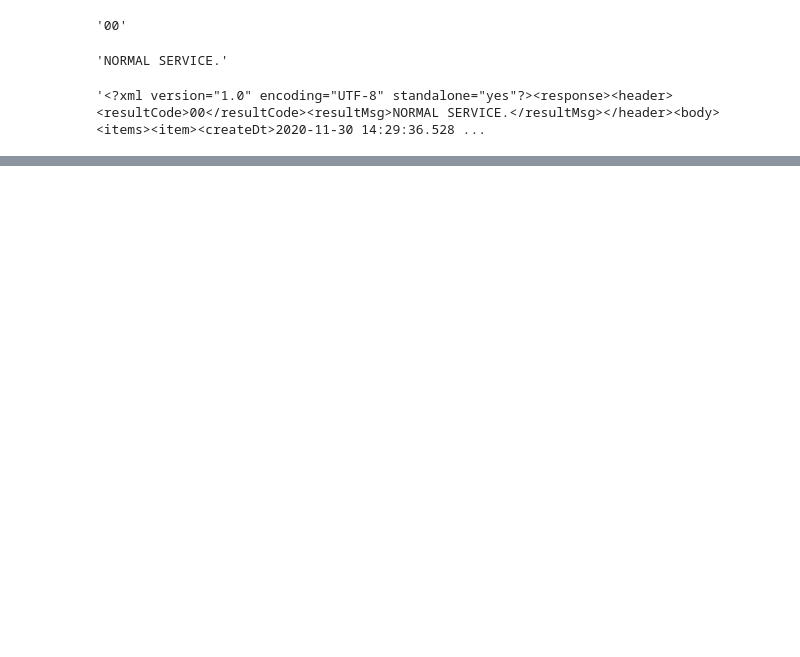
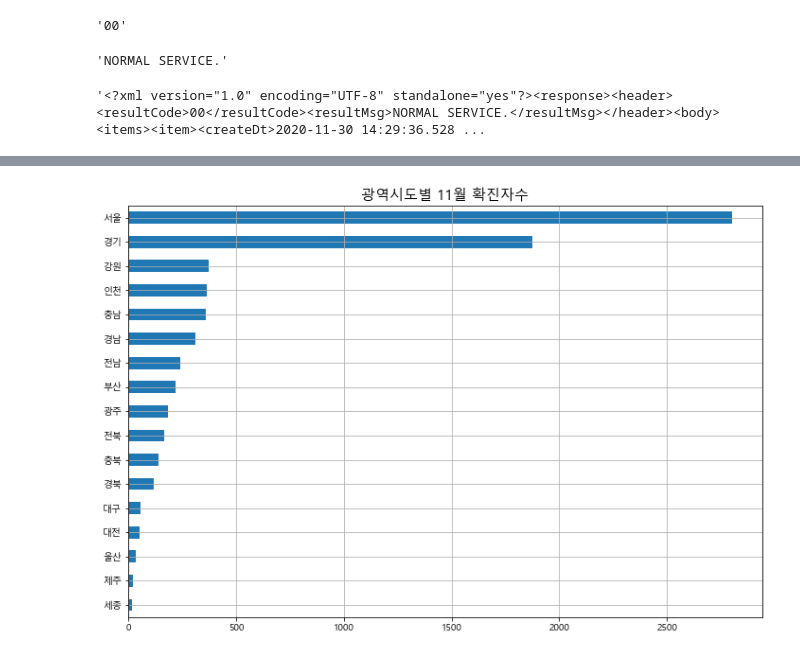
Before and after one commit to EGEG1212/Data-Analysis-2020, a Jupyter notebook: 09.Covid-19/02_Covid-19.ipynb, the cells around one changed output, grey strips where cells are left out. Saved outputs shown, nothing was run; the diff lists cells and outputs as text; code cells hidden in the pictures; blank space fills up the shorter version.

```diff
--- a/09.Covid-19/02_Covid-19.ipynb
+++ b/09.Covid-19/02_Covid-19.ipynb
@@ -341,0 +175,5 @@ KeyError: 'y'
+# %%
+corona_raw = pd.read_csv('./results/전국코로나일별.csv')
+corona_raw['date'] = pd.to_datetime(corona_raw['date'])
+corona_raw.set_index('date', inplace=True)
+corona_raw.head()
@@ -341,0 +251,7 @@ KeyError: 'y'
+# %%
+import matplotlib as mpl
+import matplotlib.pyplot as plt
+%matplotlib inline
+# 한글폰트 사용
+mpl.rc('font', family='Malgun Gothic')
+mpl.rc('axes', unicode_minus=False)
@@ -341,0 +271,7 @@ KeyError: 'y'
+# %%
+coronaT['11월'].sort_values().plot(kind='barh', grid=True, figsize=(12,8))
+plt.title('광역시도별 11월 확진자수', fontsize=15)
+plt.ylabel('')
+plt.show()
+# %% [output]
+[figure, added]
```
Also changed, not shown: parts of 67 cells of this notebook, 3 other files.
